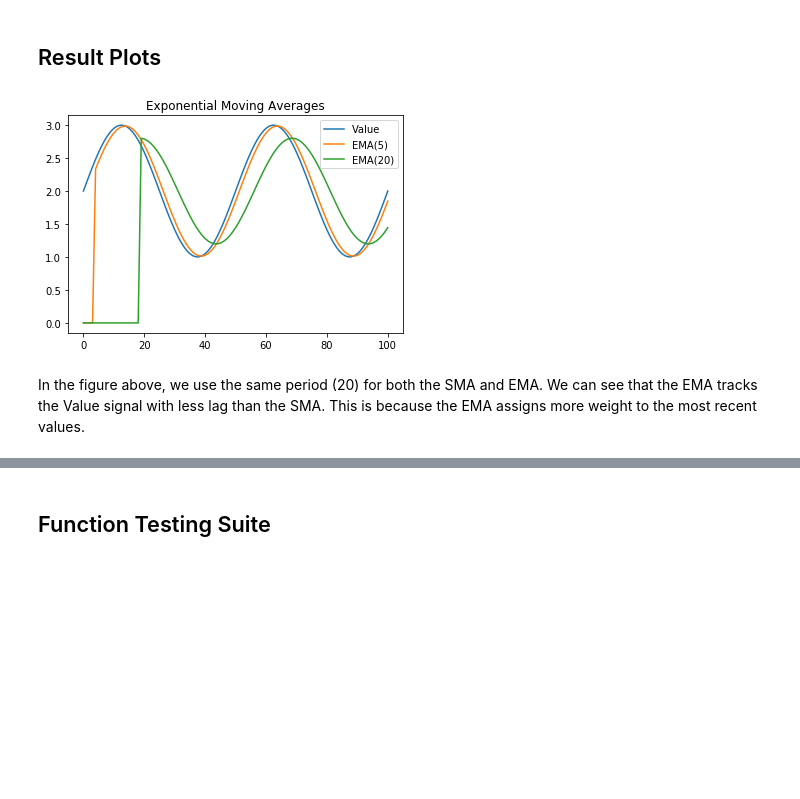
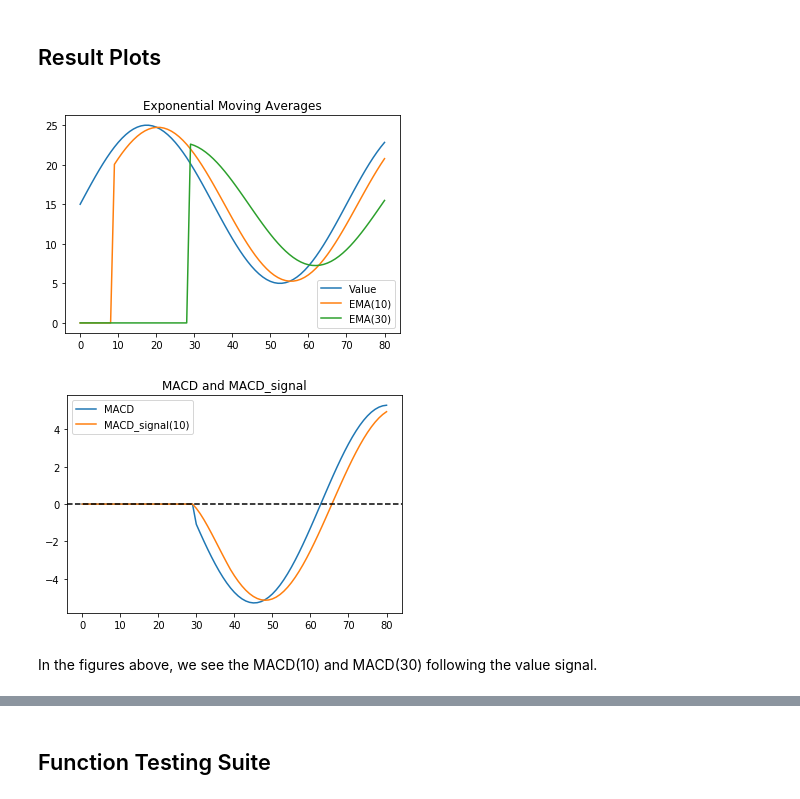
Before and after one commit to kilolux/fsp-demos, a Jupyter notebook: macd-demo.ipynb, the cells around one changed output, grey strips where cells are left out. Cells and saved outputs as stored; diff of their text form; code cells hidden in the pictures; blank space fills up the shorter version.

Commit message:
Fixed plots and numpy array switch.

```diff
--- a/macd-demo.ipynb
+++ b/macd-demo.ipynb
@@ -56,19 +58,28 @@ def getEMA(price_data, price_data_index, number_of_terms):
     else:
         top = getNumerator(price_data, price_data_index, number_of_terms)
         bottom = getDenominator(number_of_terms)
-        EMA = top / bottom
+        EMA = np.array([top / bottom])
         return EMA
+
+# Test getEMA
+#testNPdata = np.array([0.0, 1.0, 2.0, 1.0, 0.0, 1.0, 2.0, 1.0])
+#answer = getEMA(testNPdata, 3, 2)
+#print("answer at index 3:", answer)
+
 
 
 # Returns a list of all EMA values.
 def getEMAdataset(price_data, number_of_terms):
-    ema_data = []
+    ema_data = np.zeros(np.size(price_data))
     i = 0
-    while i < len(price_data):
+    while i < np.size(price_data):
         datum = getEMA(price_data, i, number_of_terms)
-        ema_data.append(datum)
+        ema_data[i] = datum
         i = i + 1
     return ema_data
+
+#answerArray = getEMAdataset(testNPdata, 2)
+#print("answerArray:", answerArray)
 # %% [markdown]
 ## MACD Functions
 # %%
@@ -112,6 +126,17 @@ def calculateAndPlotEMA(data, ema_period_1, ema_period_2):
     plt.legend(['Value', ema_legend_text_1, ema_legend_text_2])
     plt.title("Exponential Moving Averages")
     plt.show()
+
+def plotMACD(MACD_data, MACD_signal_data, macd_signal_period):
+    x = np.arange(len(MACD_data))
+    plt.plot(x, MACD_data)
+    plt.plot(x, MACD_signal_data)
+    plt.axhline(y=0.0, color='k', linestyle='--')
+    legend_text_1 = "MACD"
+    legend_text_2 = "MACD_signal(" + str(macd_signal_period) + ")"
+    plt.legend([legend_text_1, legend_text_2])
+    plt.title("MACD and MACD_signal")
+    plt.show()
 # %% [markdown]
 ## Sine Wave Function
 # %%
@@ -130,16 +155,24 @@ def generateSineWave(period, amplitude, sigma, start, end):
 ## Result Plots
 # %%
 # Sine Wave Inputs
-period = 50.0
-amplitude = 2.0
-sigma = 2.0
+period = 70.0
+amplitude = 20.0
+sigma = 15.0
 start = 0.0
-end = 100.0
+end = 80.0
 sineData = generateSineWave(period, amplitude, sigma, start, end)
-calculateAndPlotEMA(sineData, 5, 20)
+
+# MACD Parameters
+ema_short_period = 10
+ema_long_period = 30
+macd_signal_period = 10
+calculateAndPlotEMA(sineData, ema_short_period, ema_long_period)
+my_short_data, my_long_data, myMACD, myMACD_signal = getMACD(sineData, ema_short_period, ema_long_period, macd_signal_period)
+plotMACD(myMACD, myMACD_signal, macd_signal_period)
 # %% [output]
-[figure, old version]
+[figure, new version]
+[figure, added]
-# %% [markdown]
-In the figure above, we use the same period (20) for both the SMA and EMA. We can see that the EMA tracks the Value signal with less lag than the SMA. This is because the EMA assigns more weight to the most recent values.
+# %% [markdown]
+In the figures above, we see the MACD(10) and MACD(30) following the value signal.
 # %%
 # Using some fictional data.
```
Also changed, not shown: parts of 4 cells of this notebook, 1 other file.
